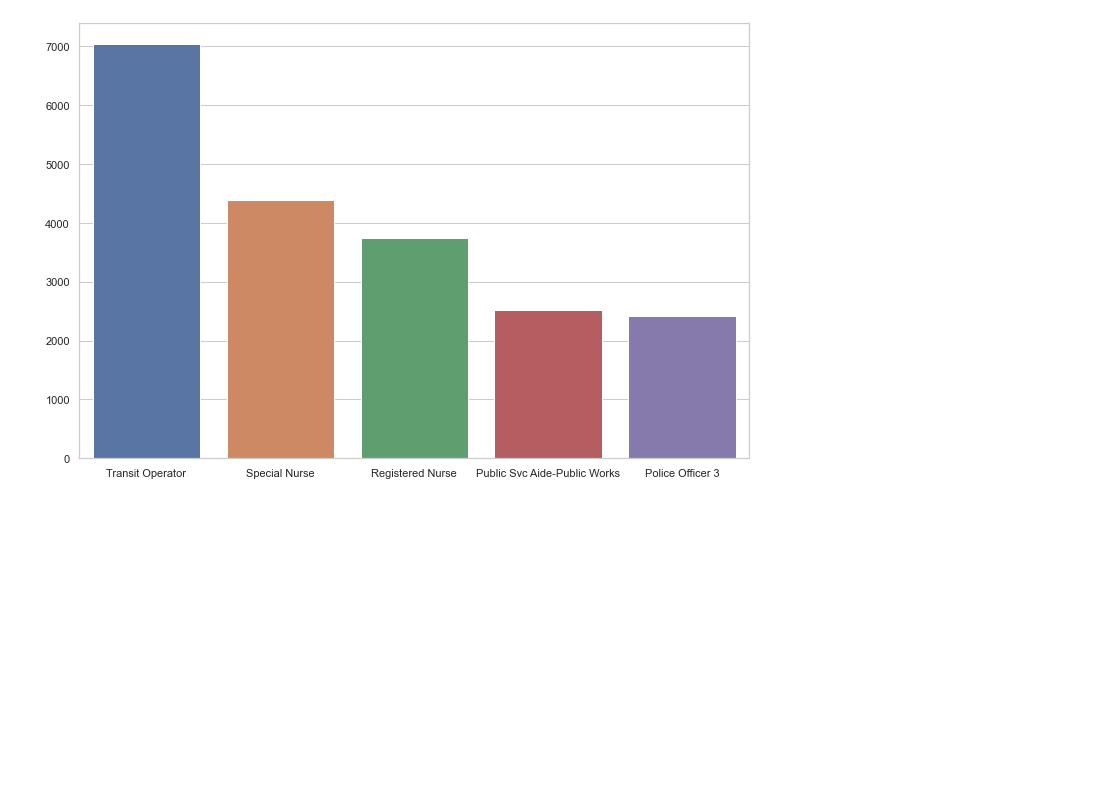
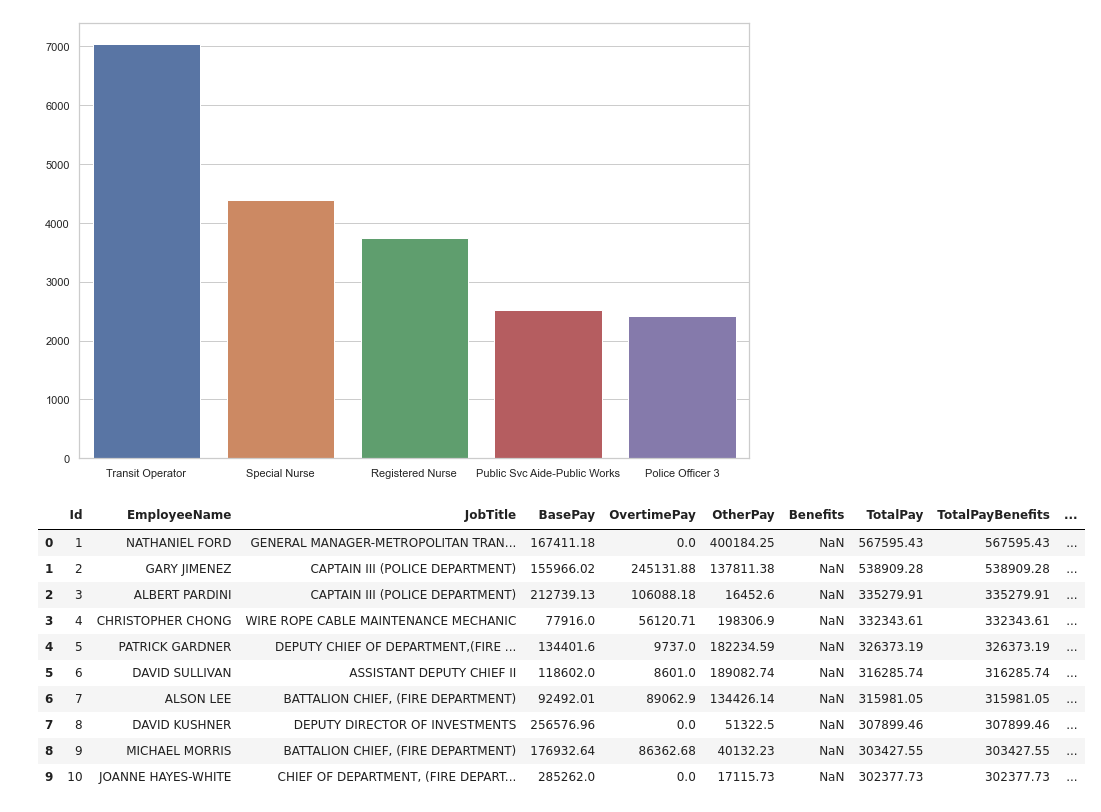
Before and after one commit to roblivesinottawa/sf_salaries_analysis, a Jupyter notebook: sf_salaries.ipynb, the cells around one changed output. Saved outputs shown, nothing was run; the diff lists cells and outputs as text; code cells hidden in the pictures; blank space fills up the shorter version.

```diff
--- a/sf_salaries.ipynb
+++ b/sf_salaries.ipynb
@@ -192,3 +192,17 @@ sns.barplot(x=df.JobTitle.value_counts().head(5).index, y=df.JobTitle.value_coun
 # %% [output]
 <AxesSubplot:>
 [figure]
+# %%
+df.head(10)
+# %% [output]
+|  | Id | EmployeeName | JobTitle | BasePay | OvertimePay | OtherPay | Benefits | TotalPay | TotalPayBenefits | ... |
+| 0 | 1 | NATHANIEL FORD | GENERAL MANAGER-METROPOLITAN TRAN... | 167411.18 | 0.0 | 400184.25 | NaN | 567595.43 | 567595.43 | ... |
+| 1 | 2 | GARY JIMENEZ | CAPTAIN III (POLICE DEPARTMENT) | 155966.02 | 245131.88 | 137811.38 | NaN | 538909.28 | 538909.28 | ... |
+| 2 | 3 | ALBERT PARDINI | CAPTAIN III (POLICE DEPARTMENT) | 212739.13 | 106088.18 | 16452.6 | NaN | 335279.91 | 335279.91 | ... |
+| 3 | 4 | CHRISTOPHER CHONG | WIRE ROPE CABLE MAINTENANCE MECHANIC | 77916.0 | 56120.71 | 198306.9 | NaN | 332343.61 | 332343.61 | ... |
+| 4 | 5 | PATRICK GARDNER | DEPUTY CHIEF OF DEPARTMENT,(FIRE ... | 134401.6 | 9737.0 | 182234.59 | NaN | 326373.19 | 326373.19 | ... |
+| 5 | 6 | DAVID SULLIVAN | ASSISTANT DEPUTY CHIEF II | 118602.0 | 8601.0 | 189082.74 | NaN | 316285.74 | 316285.74 | ... |
+| 6 | 7 | ALSON LEE | BATTALION CHIEF, (FIRE DEPARTMENT) | 92492.01 | 89062.9 | 134426.14 | NaN | 315981.05 | 315981.05 | ... |
+| 7 | 8 | DAVID KUSHNER | DEPUTY DIRECTOR OF INVESTMENTS | 256576.96 | 0.0 | 51322.5 | NaN | 307899.46 | 307899.46 | ... |
+| 8 | 9 | MICHAEL MORRIS | BATTALION CHIEF, (FIRE DEPARTMENT) | 176932.64 | 86362.68 | 40132.23 | NaN | 303427.55 | 303427.55 | ... |
+| 9 | 10 | JOANNE HAYES-WHITE | CHIEF OF DEPARTMENT, (FIRE DEPART... | 285262.0 | 0.0 | 17115.73 | NaN | 302377.73 | 302377.73 | ... |
```
Also changed, not shown: parts of 16 cells of this notebook.
